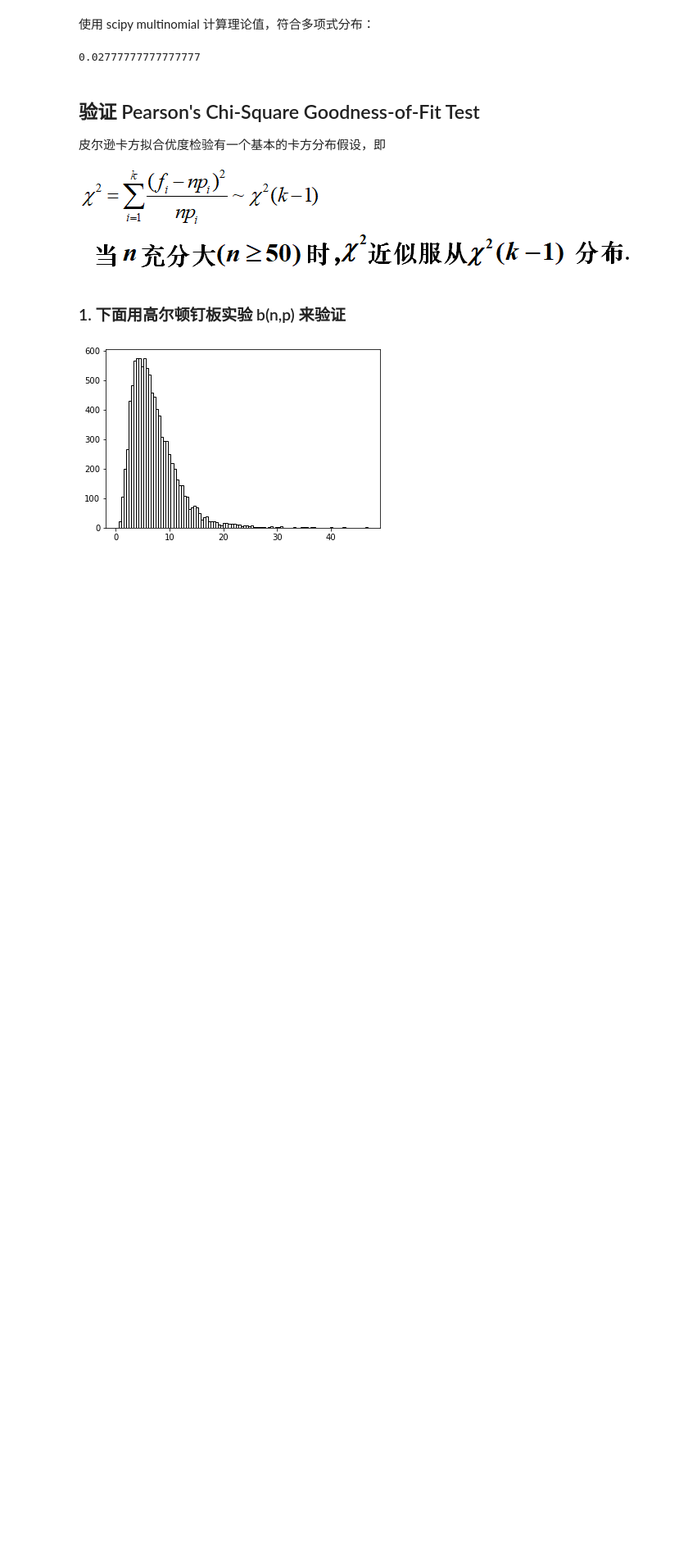
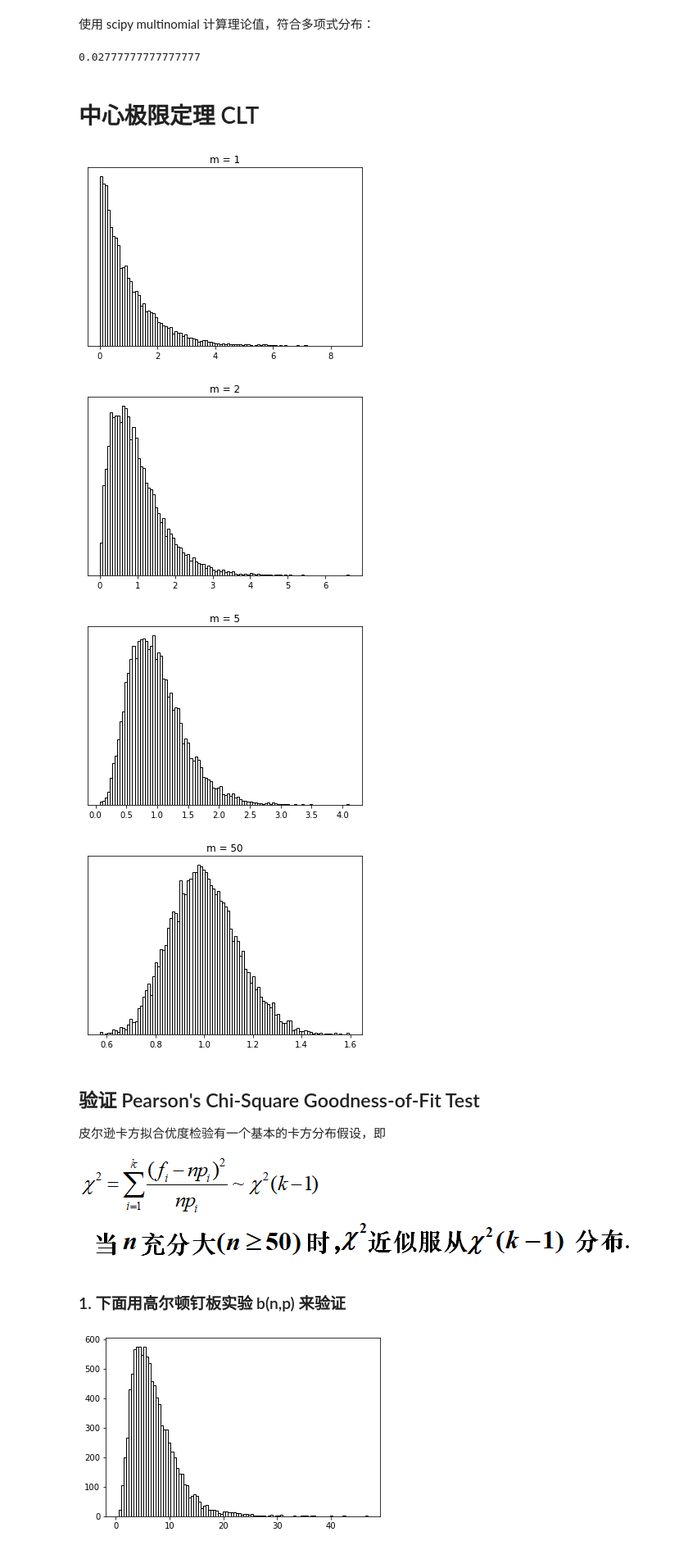
Before and after one commit to zhangys11/mc, a Jupyter notebook: demo.ipynb, the cells around one changed output. Shown at 82% size. Drawn from its saved outputs; the diff is of its cells as text; code cells hidden in the pictures; blank space fills up the shorter version.

```diff
--- a/demo.ipynb
+++ b/demo.ipynb
@@ -142,6 +142,15 @@ rv = multinomial(3, [1/6]*6)
 rv.pmf([1, 1, 1, 0, 0, 0]) # 123 或 456 的情况
 # %% [output]
 0.02777777777777777
+# %% [markdown]
+# 中心极限定理 CLT
+# %%
+clt()
+# %% [output]
+[figure, added]
+[figure, added]
+[figure, added]
+[figure, added]
 # %% [markdown]
 ## 验证 Pearson's Chi-Square Goodness-of-Fit Test
 
```
Also changed, not shown: parts of 2 cells of this notebook, 2 other files.
